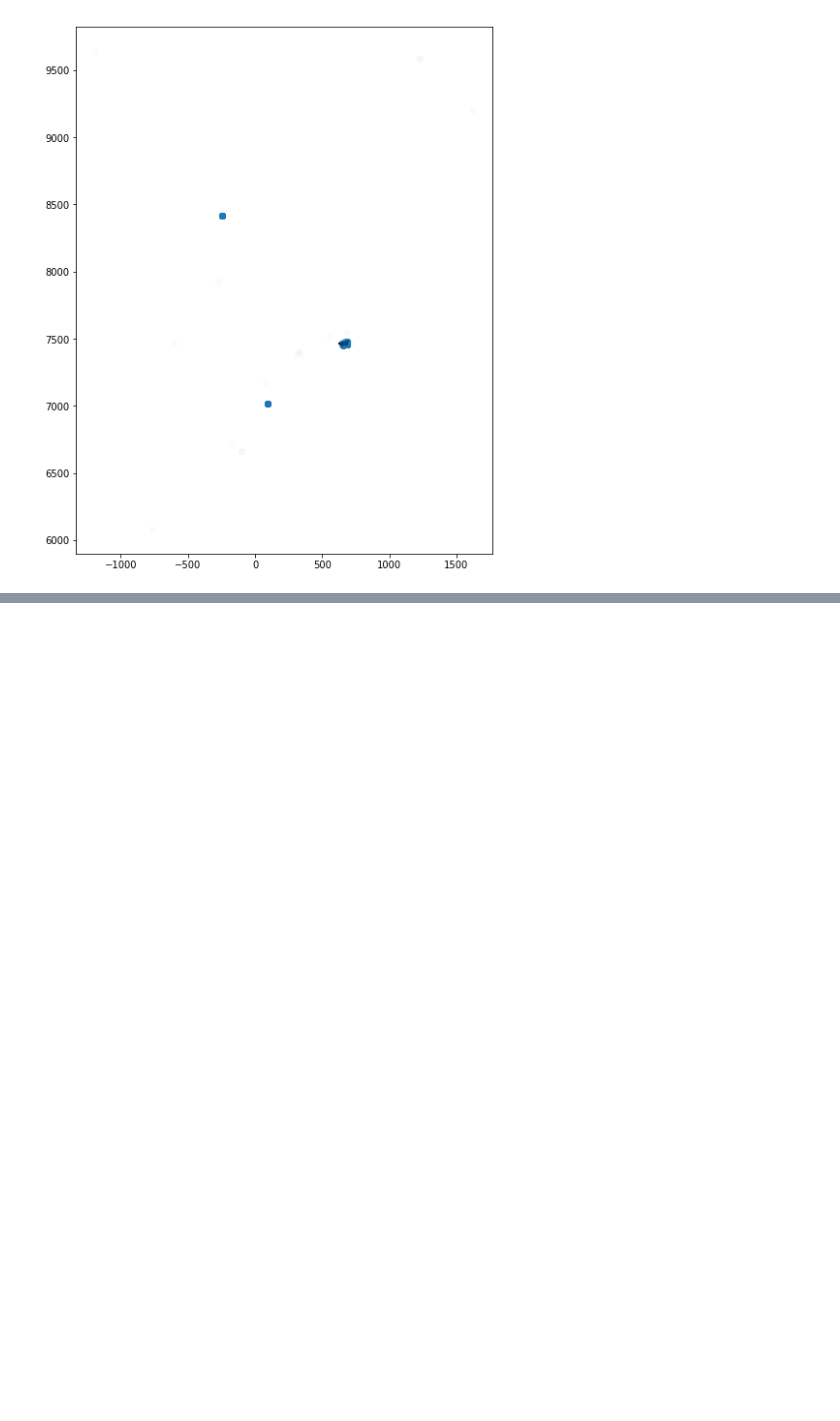
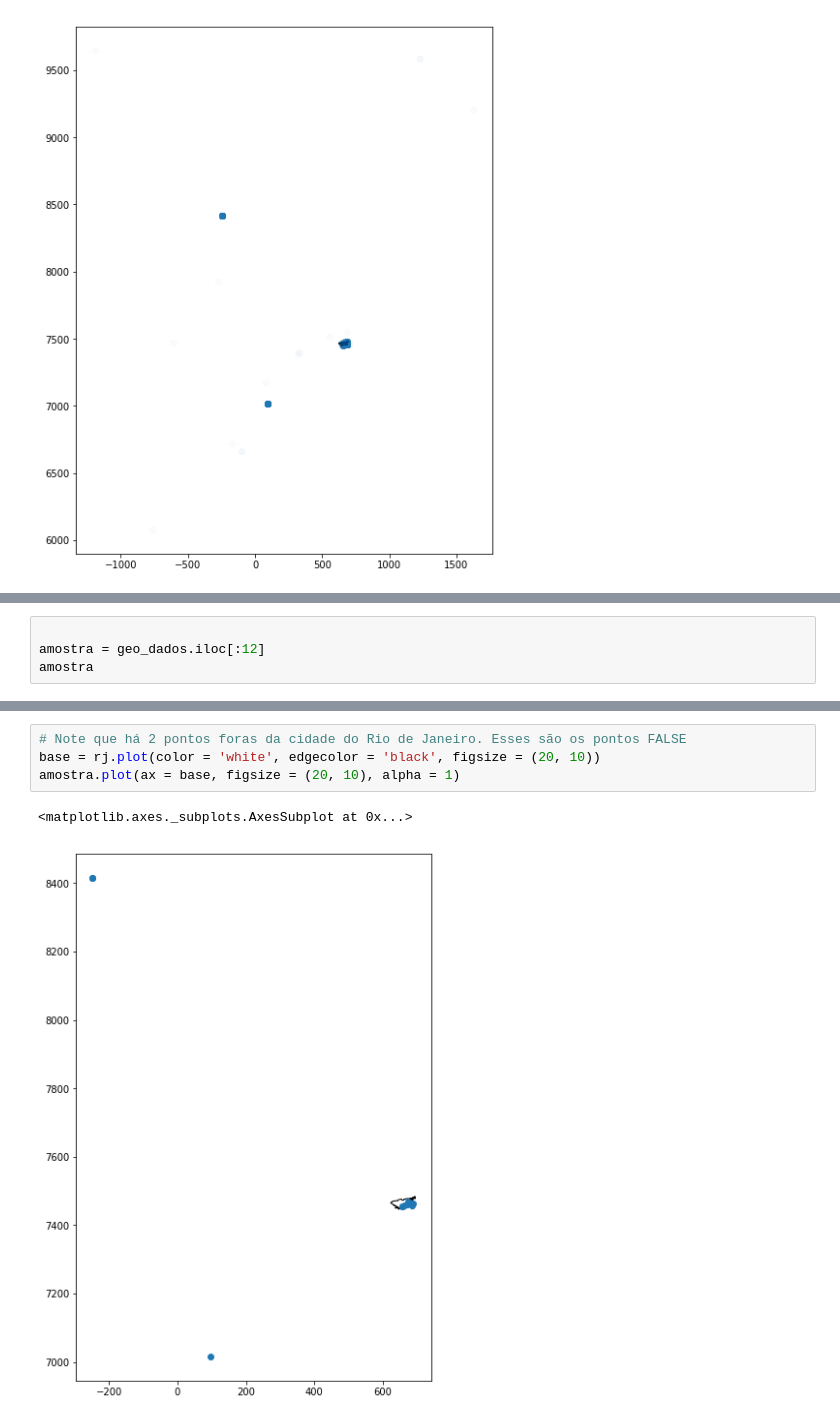
Before and after one commit to jeanhrsouza/learning-geopandas, a Jupyter notebook: 03.Tratamento de Dados/01.Selecionando Pontos Dentro de uma Regiao.ipynb, the cells around one changed output, grey strips where cells are left out. Cells and saved outputs as stored; diff of their text form; blank space fills up the shorter version.

Commit message:
Selecionando dados em uma regiao

```diff
--- a/03.Tratamento de Dados/01.Selecionando Pontos Dentro de uma Regiao.ipynb
+++ b/03.Tratamento de Dados/01.Selecionando Pontos Dentro de uma Regiao.ipynb
@@ -43,0 +129,4 @@ geo_dados.plot(ax = base, figsize = (20, 10), alpha = 0.02)
+# %%
+
+amostra = geo_dados.iloc[:12]
+amostra
@@ -43,0 +147,7 @@ geo_dados.plot(ax = base, figsize = (20, 10), alpha = 0.02)
+# %%
+# Note que há 2 pontos foras da cidade do Rio de Janeiro. Esses são os pontos FALSE
+base = rj.plot(color = 'white', edgecolor = 'black', figsize = (20, 10))
+amostra.plot(ax = base, figsize = (20, 10), alpha = 1)
+# %% [output]
+<matplotlib.axes._subplots.AxesSubplot at 0x...>
+[figure, added]
```
Also changed, not shown: parts of 16 cells of this notebook, 3 other files.
